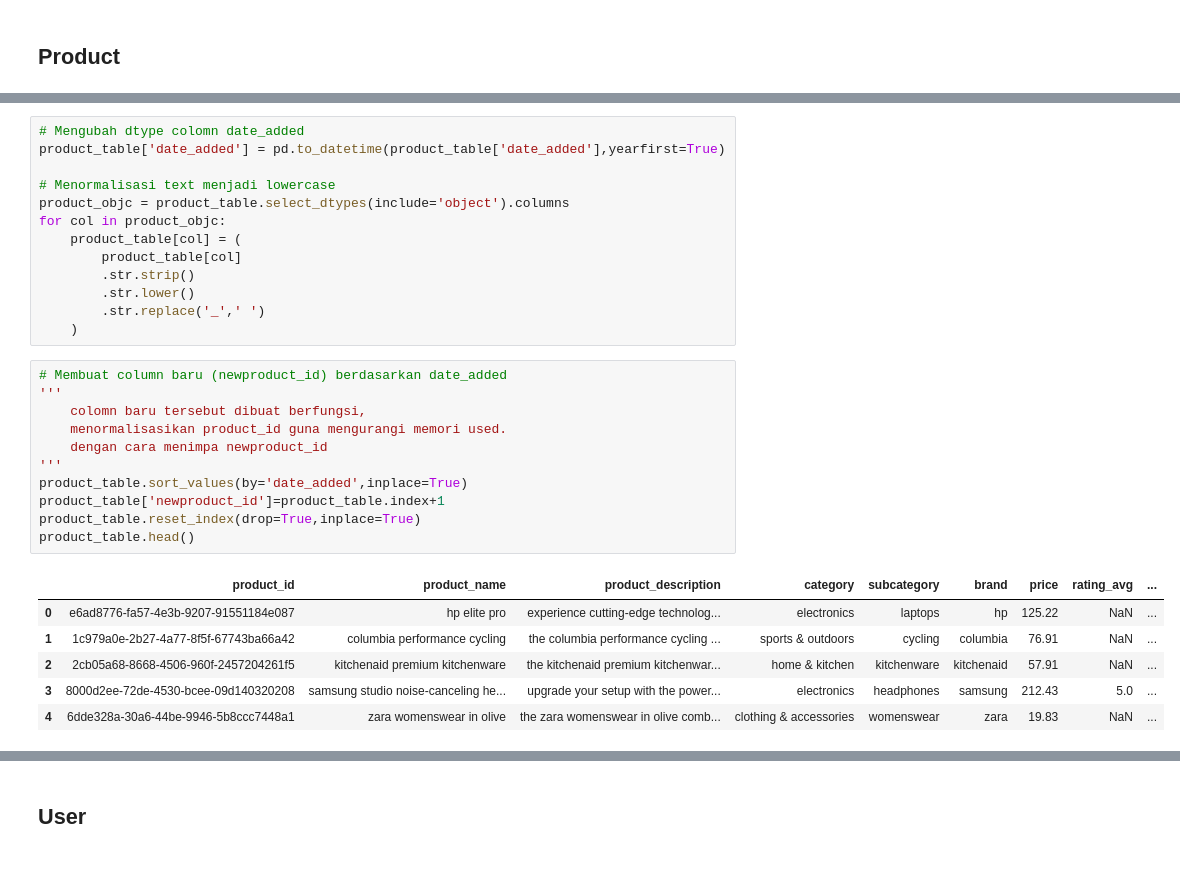
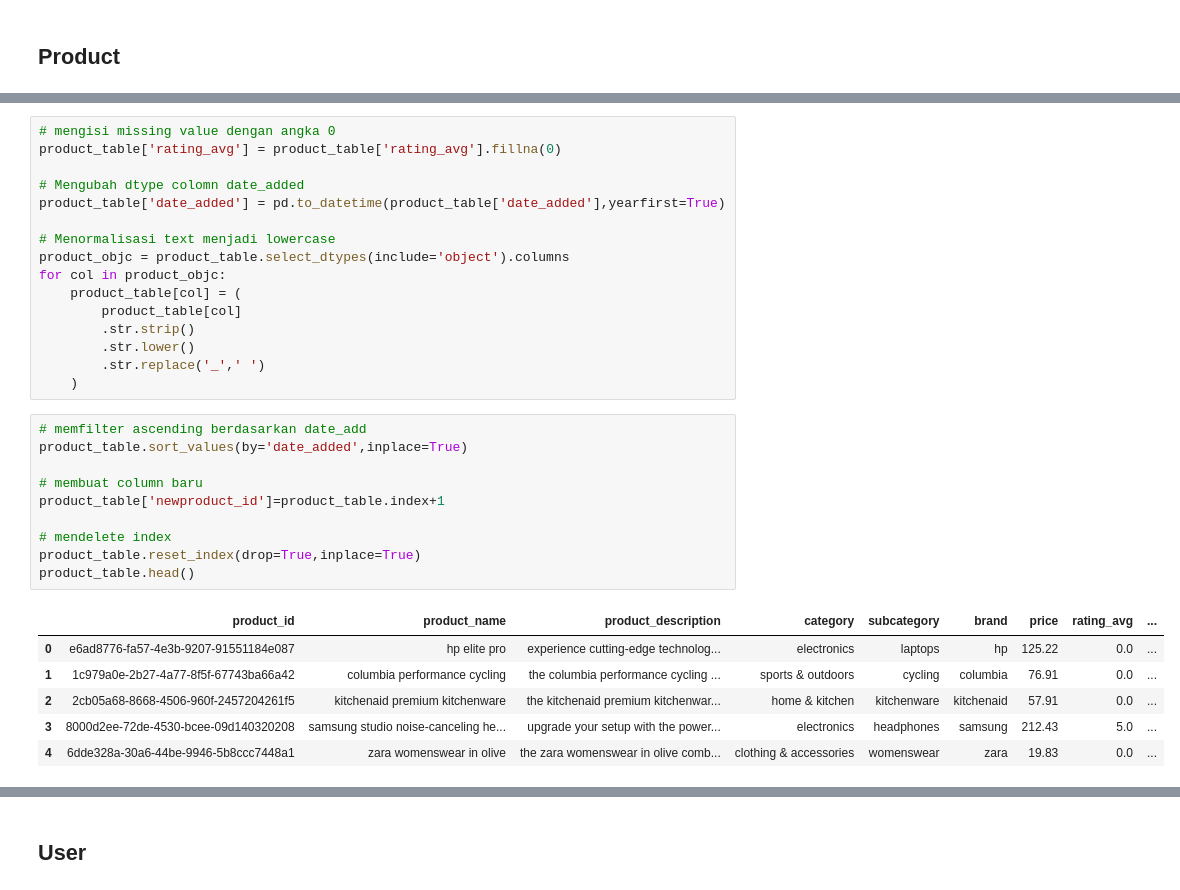
Before and after one commit to HaafizHhamda/Practice_Case, a Jupyter notebook: Untitled21.ipynb, the cells around one changed output, grey strips where cells are left out. Saved outputs shown, nothing was run; the diff lists cells and outputs as text.

```diff
--- a/Untitled21.ipynb
+++ b/Untitled21.ipynb
@@ -58,4 +105,7 @@ dtype: object
 # %%
+# mengisi missing value dengan angka 0
+product_table['rating_avg'] = product_table['rating_avg'].fillna(0)
+
 # Mengubah dtype colomn date_added
 product_table['date_added'] = pd.to_datetime(product_table['date_added'],yearfirst=True)
 
@@ -69,23 +119,22 @@ for col in product_objc:
         .str.replace('_',' ')
     )
 # %%
-# Membuat column baru (newproduct_id) berdasarkan date_added
-'''
-    colomn baru tersebut dibuat berfungsi,
-    menormalisasikan product_id guna mengurangi memori used.
-    dengan cara menimpa newproduct_id
-'''
+# memfilter ascending berdasarkan date_add
 product_table.sort_values(by='date_added',inplace=True)
+
+# membuat column baru
 product_table['newproduct_id']=product_table.index+1
+
+# mendelete index
 product_table.reset_index(drop=True,inplace=True)
 product_table.head()
 # %% [output]
 |  | product_id | product_name | product_description | category | subcategory | brand | price | rating_avg | ... |
-| 0 | e6ad8776-fa57-4e3b-9207-91551184e087 | hp elite pro | experience cutting-edge technolog... | electronics | laptops | hp | 125.22 | NaN | ... |
-| 1 | 1c979a0e-2b27-4a77-8f5f-67743ba66a42 | columbia performance cycling | the columbia performance cycling ... | sports & outdoors | cycling | columbia | 76.91 | NaN | ... |
-| 2 | 2cb05a68-8668-4506-960f-2457204261f5 | kitchenaid premium kitchenware | the kitchenaid premium kitchenwar... | home & kitchen | kitchenware | kitchenaid | 57.91 | NaN | ... |
+| 0 | e6ad8776-fa57-4e3b-9207-91551184e087 | hp elite pro | experience cutting-edge technolog... | electronics | laptops | hp | 125.22 | 0.0 | ... |
+| 1 | 1c979a0e-2b27-4a77-8f5f-67743ba66a42 | columbia performance cycling | the columbia performance cycling ... | sports & outdoors | cycling | columbia | 76.91 | 0.0 | ... |
+| 2 | 2cb05a68-8668-4506-960f-2457204261f5 | kitchenaid premium kitchenware | the kitchenaid premium kitchenwar... | home & kitchen | kitchenware | kitchenaid | 57.91 | 0.0 | ... |
 | 3 | 8000d2ee-72de-4530-bcee-09d140320208 | samsung studio noise-canceling he... | upgrade your setup with the power... | electronics | headphones | samsung | 212.43 | 5.0 | ... |
-| 4 | 6dde328a-30a6-44be-9946-5b8ccc7448a1 | zara womenswear in olive | the zara womenswear in olive comb... | clothing & accessories | womenswear | zara | 19.83 | NaN | ... |
+| 4 | 6dde328a-30a6-44be-9946-5b8ccc7448a1 | zara womenswear in olive | the zara womenswear in olive comb... | clothing & accessories | womenswear | zara | 19.83 | 0.0 | ... |
 # %%
 product_table.info()
 # %% [output]
```
Also changed, not shown: parts of 9 cells of this notebook.
